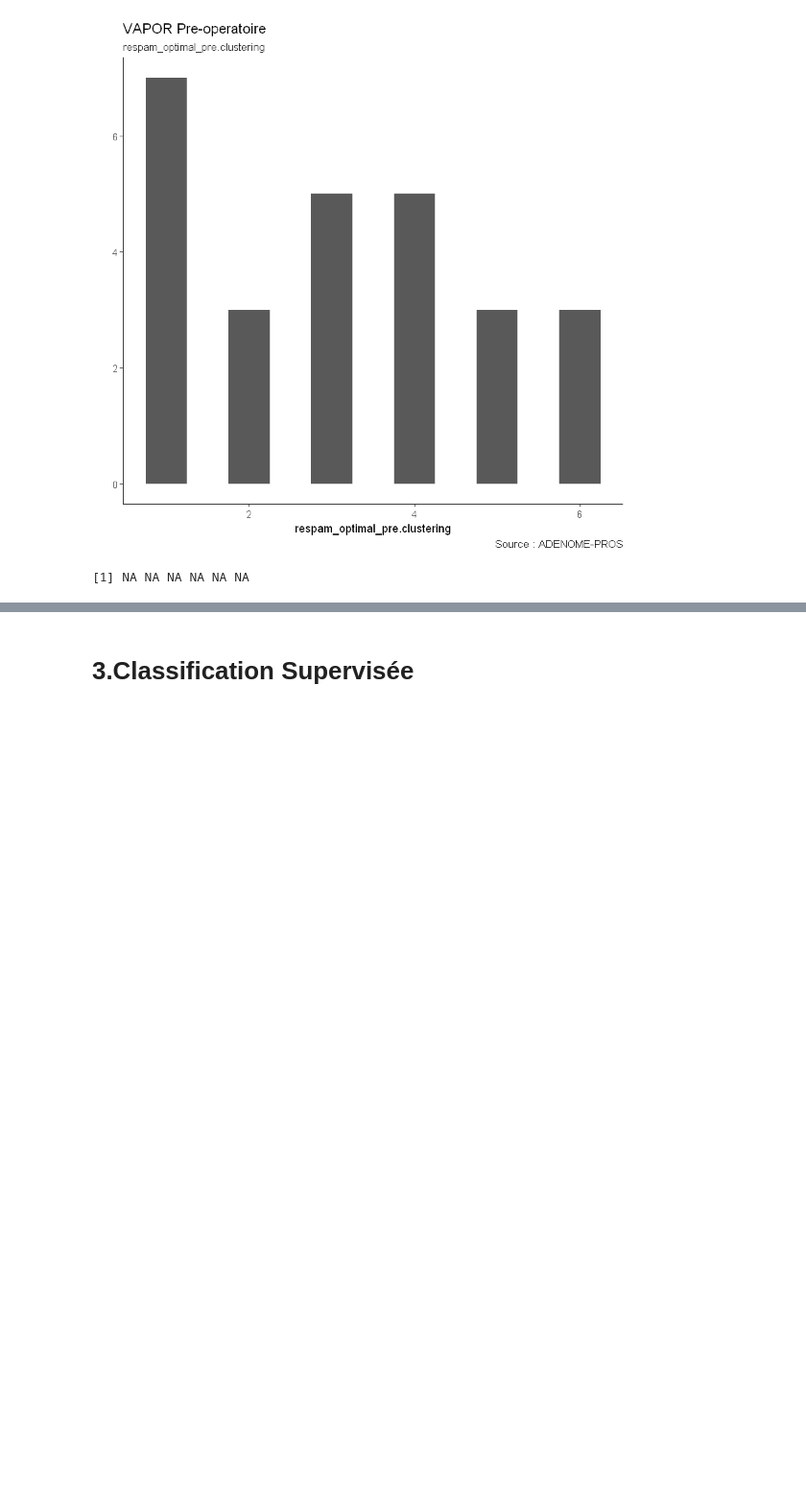
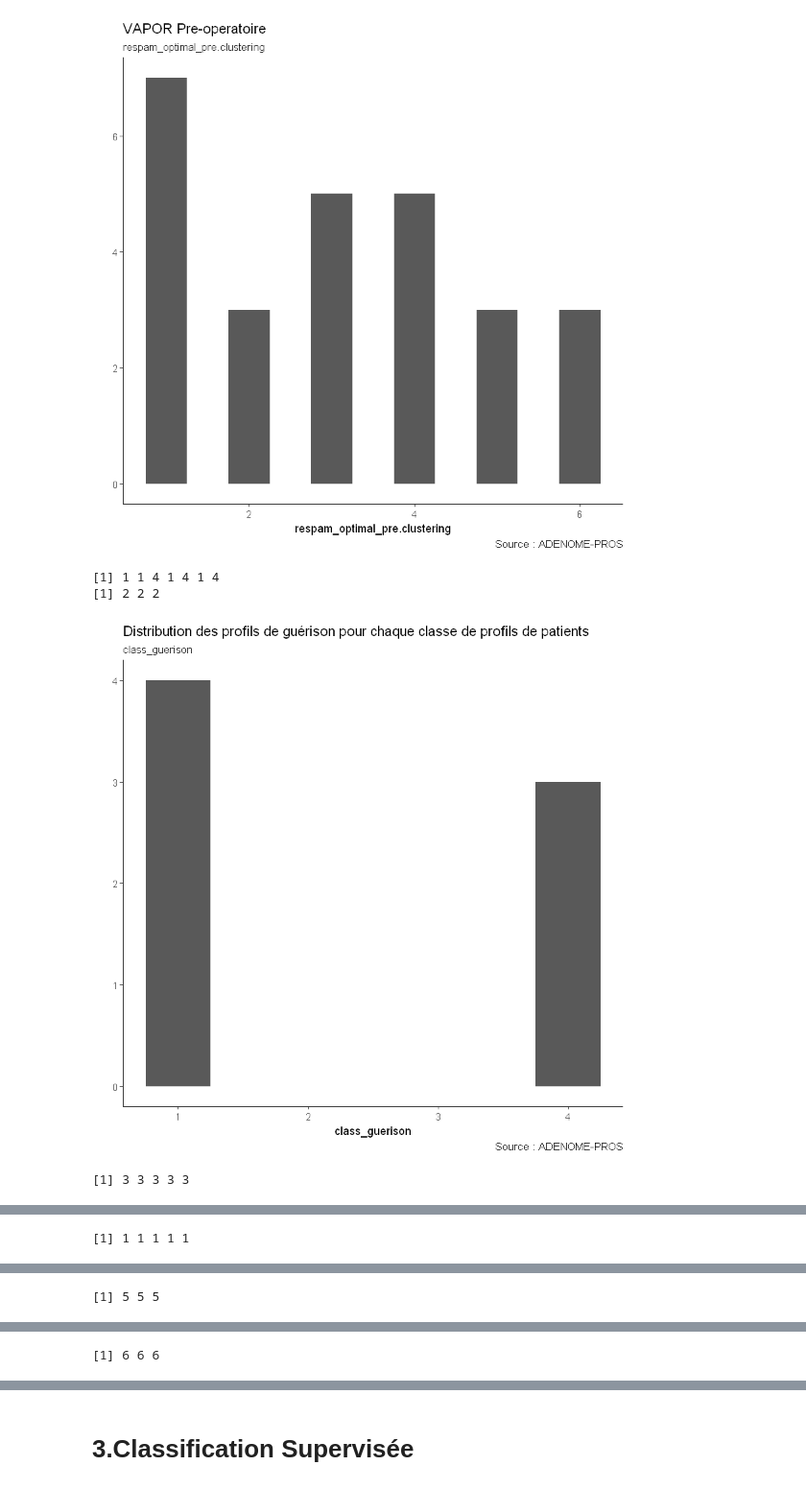
Before and after one commit to BigFab/TP_Adenome, a Jupyter notebook: vapor.ipynb, the cells around one changed output, grey strips where cells are left out. Shown at 96% size. Saved outputs shown, nothing was run; the diff lists cells and outputs as text; code cells hidden in the pictures; blank space fills up the shorter version.

```diff
--- a/vapor.ipynb
+++ b/vapor.ipynb
@@ -743,11 +743,19 @@ adenome_barplot(vapor_clus,length(vapor_clus),"Distribution des classes pour vap
 # %% [output]
 [figure]
 # %%
-respam=pam(disMatrix,k)
+respam=pam(disMatrix,k.optimal)
 vapor_post_clus<-data.frame(vapor,respam$clustering)
 md=vector(mode = "numeric", length = length(medoids_post))
-for (i in 1:length(medoids_post))
-    md[i]=vapor_post_clus$respam.clustering[medoids_pre[i]]
-md
+class=c()
+for (i in 1:length(medoids_pre)){
+    class=which(respam_optimal_pre$clustering==i)
+    class_guerison=vapor_post_clus$respam.clustering[class]
+    print(class_guerison)
+    adenome_barplot(data.frame(class_guerison),1,"Distribution des profils de guérison pour chaque classe de profils de patients")
+    }
+   # md[i]=which(vapor_post_clus$respam.clustering==medoids_pre[i])
 # %% [output]
-[1] NA NA NA NA NA NA
+[1] 1 1 4 1 4 1 4
+[1] 2 2 2
+[figure, added]
+[1] 3 3 3 3 3
@@ -753,0 +763 @@ md
+[1] 1 1 1 1 1
@@ -753,0 +765 @@ md
+[1] 5 5 5
@@ -753,0 +767 @@ md
+[1] 6 6 6
```
Also changed, not shown: parts of 4 cells of this notebook.
